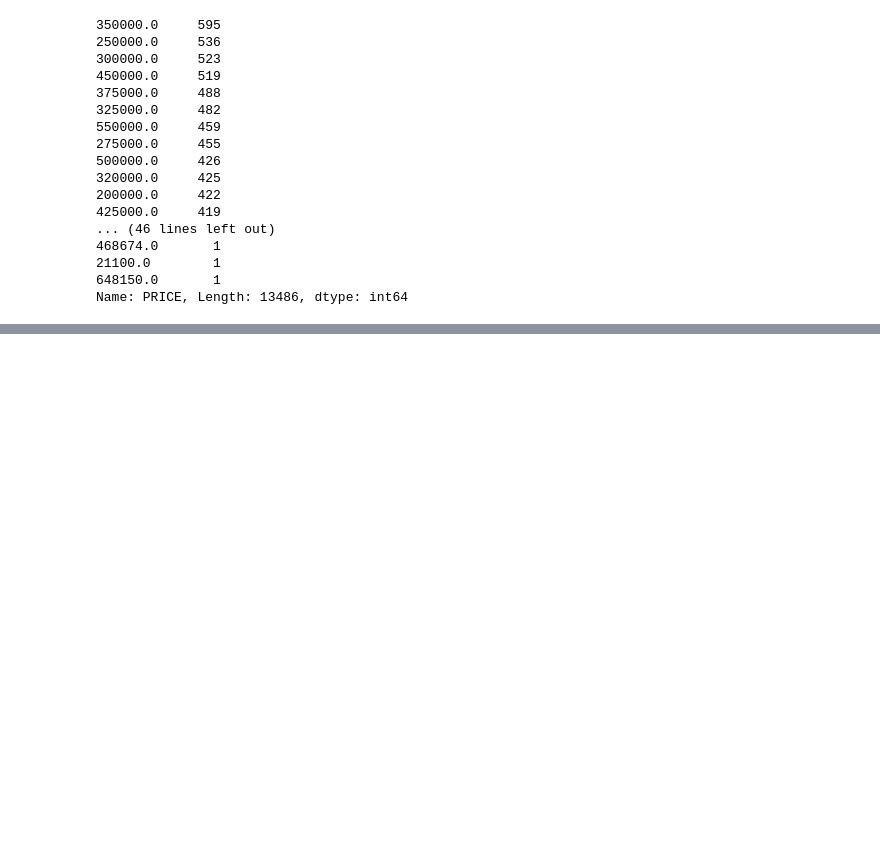
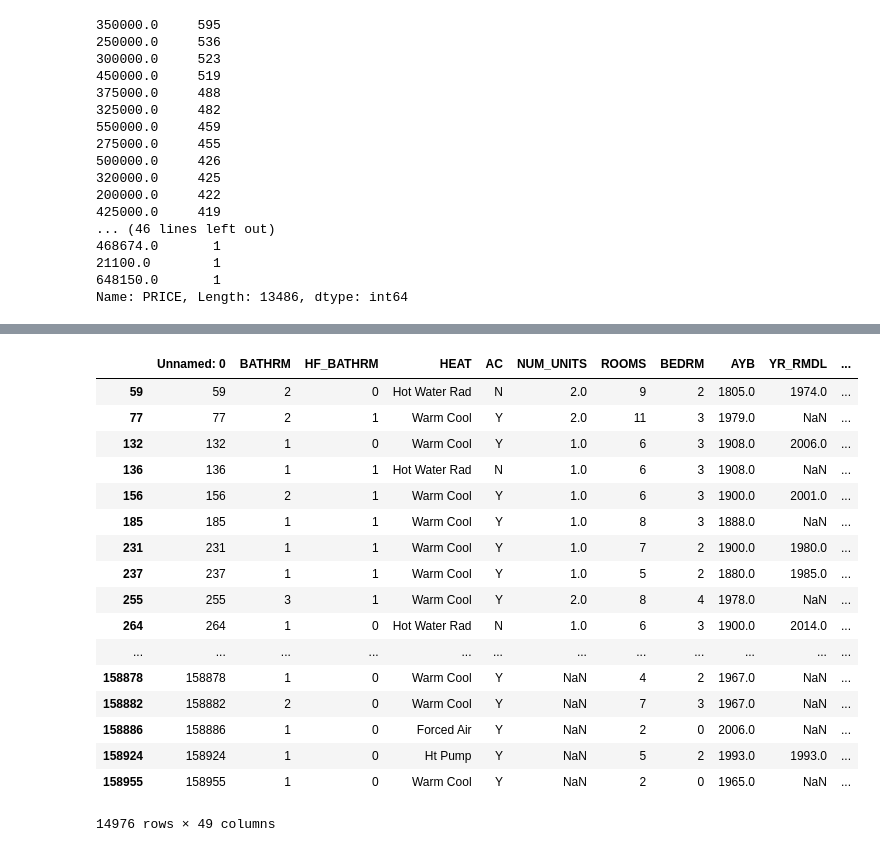
Before and after one commit to MehmetGithub/Dec2018DataBootcamp, a Jupyter notebook: Project1MD.ipynb, the cells around one changed output, grey strips where cells are left out. Saved outputs shown, nothing was run; the diff lists cells and outputs as text; code cells hidden in the pictures; blank space fills up the shorter version.

```diff
--- a/Project1MD.ipynb
+++ b/Project1MD.ipynb
@@ -148,0 +200,21 @@ df.groupby(['PRICE', 'BEDRM','BATHRM']).mean()
+# %%
+df.loc[(df['PRICE'] >= 200000) & (df['PRICE'] < 300000)] #pick houses between 200K and 300K
+# %% [output]
+|  | Unnamed: 0 | BATHRM | HF_BATHRM | HEAT | AC | NUM_UNITS | ROOMS | BEDRM | AYB | YR_RMDL | ... |
+| 59 | 59 | 2 | 0 | Hot Water Rad | N | 2.0 | 9 | 2 | 1805.0 | 1974.0 | ... |
+| 77 | 77 | 2 | 1 | Warm Cool | Y | 2.0 | 11 | 3 | 1979.0 | NaN | ... |
+| 132 | 132 | 1 | 0 | Warm Cool | Y | 1.0 | 6 | 3 | 1908.0 | 2006.0 | ... |
+| 136 | 136 | 1 | 1 | Hot Water Rad | N | 1.0 | 6 | 3 | 1908.0 | NaN | ... |
+| 156 | 156 | 2 | 1 | Warm Cool | Y | 1.0 | 6 | 3 | 1900.0 | 2001.0 | ... |
+| 185 | 185 | 1 | 1 | Warm Cool | Y | 1.0 | 8 | 3 | 1888.0 | NaN | ... |
+| 231 | 231 | 1 | 1 | Warm Cool | Y | 1.0 | 7 | 2 | 1900.0 | 1980.0 | ... |
+| 237 | 237 | 1 | 1 | Warm Cool | Y | 1.0 | 5 | 2 | 1880.0 | 1985.0 | ... |
+| 255 | 255 | 3 | 1 | Warm Cool | Y | 2.0 | 8 | 4 | 1978.0 | NaN | ... |
+| 264 | 264 | 1 | 0 | Hot Water Rad | N | 1.0 | 6 | 3 | 1900.0 | 2014.0 | ... |
+| ... | ... | ... | ... | ... | ... | ... | ... | ... | ... | ... | ... |
+| 158878 | 158878 | 1 | 0 | Warm Cool | Y | NaN | 4 | 2 | 1967.0 | NaN | ... |
+| 158882 | 158882 | 2 | 0 | Warm Cool | Y | NaN | 7 | 3 | 1967.0 | NaN | ... |
+| 158886 | 158886 | 1 | 0 | Forced Air | Y | NaN | 2 | 0 | 2006.0 | NaN | ... |
+| 158924 | 158924 | 1 | 0 | Ht Pump | Y | NaN | 5 | 2 | 1993.0 | 1993.0 | ... |
+| 158955 | 158955 | 1 | 0 | Warm Cool | Y | NaN | 2 | 0 | 1965.0 | NaN | ... |
+14976 rows × 49 columns
```
Also changed, not shown: parts of 14 cells of this notebook.
